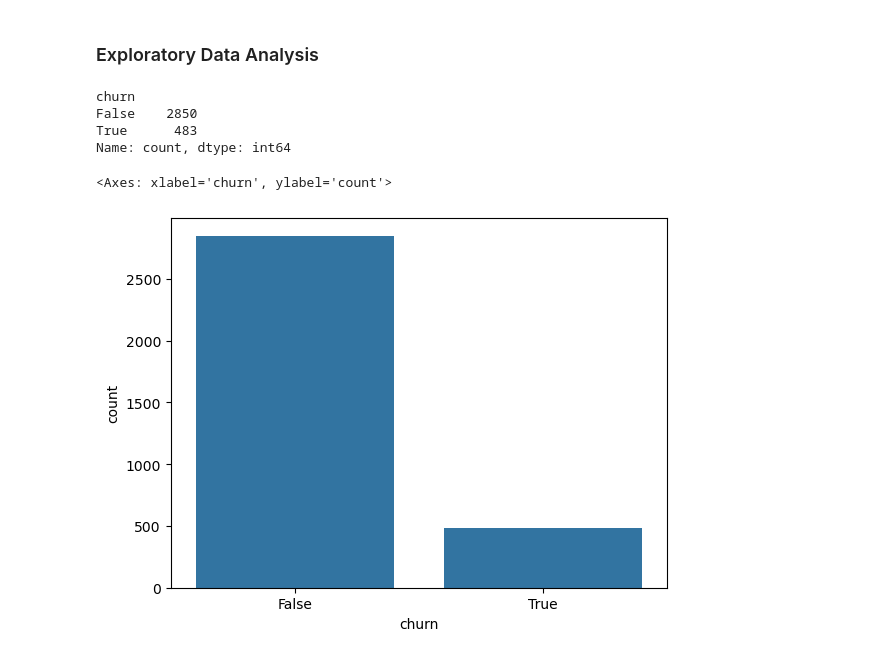
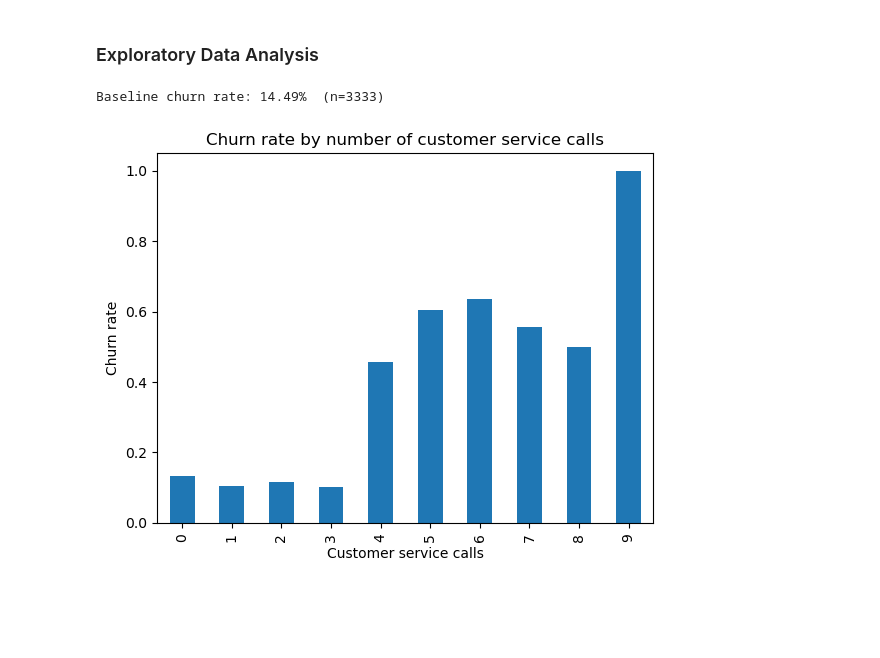
Before and after one commit to Smwangi1/Phase3-Group1-Project, a Jupyter notebook: classification-analysis.ipynb, the cells around one changed output. Saved outputs shown, nothing was run; the diff lists cells and outputs as text; code cells hidden in the pictures; blank space fills up the shorter version.

```diff
--- a/classification-analysis.ipynb
+++ b/classification-analysis.ipynb
@@ -246,17 +257,42 @@ Name: churn, dtype: float64
 The dataset is clean and ready for preprocessig.
 # %% [markdown]
 ### Exploratory Data Analysis
-# %%
-# Assessing our target variable
-data['churn'].value_counts()
-# %% [output]
-churn
-False    2850
-True      483
-Name: count, dtype: int64
-# %%
-# Visualizing the target variable
-sns.countplot(x="churn", data=data)
-# %% [output]
-<Axes: xlabel='churn', ylabel='count'>
-[figure, removed]
+# %%
+# Make sure target is 0/1
+data['churn'].astype(int)
+
+df = data.copy()
+
+df['churn_num'] = df['churn'].astype(int)
+
+# identifying the baseline for churning
+baseline = df['churn_num'].mean()
+print(f"Baseline churn rate: {baseline:.2%}  (n={len(df)})")
+
+# categorical signals risk ratios
+def churn_rate_by(cat):
+    out = (df.groupby(cat)['churn_num']
+             .agg(['mean','count'])
+             .rename(columns={'mean':'churn_rate','count':'n'})
+             .sort_values('churn_rate', ascending=False))
+    return out
+
+def risk_ratio(cat, positive_value):
+    # RR = churn_rate(positive) / churn_rate(negative)
+    a = df.loc[df[cat]==positive_value, 'churn_num'].mean()
+    b = df.loc[df[cat]!=positive_value, 'churn_num'].mean()
+    return a/b if b>0 else np.nan
+# %% [output]
+Baseline churn rate: 14.49%  (n=3333)
+# %%
+ # Visualization churn rate by number of customer service calls
+calls_tbl = (df.groupby('customer service calls')['churn_num']
+               .mean()
+               .rename('churn_rate'))
+ax = calls_tbl.plot(kind='bar')
+ax.set_title('Churn rate by number of customer service calls')
+ax.set_ylabel('Churn rate')
+ax.set_xlabel('Customer service calls')
+plt.show()
+# %% [output]
+[figure, added]
```
Also changed, not shown: parts of 32 cells of this notebook.
